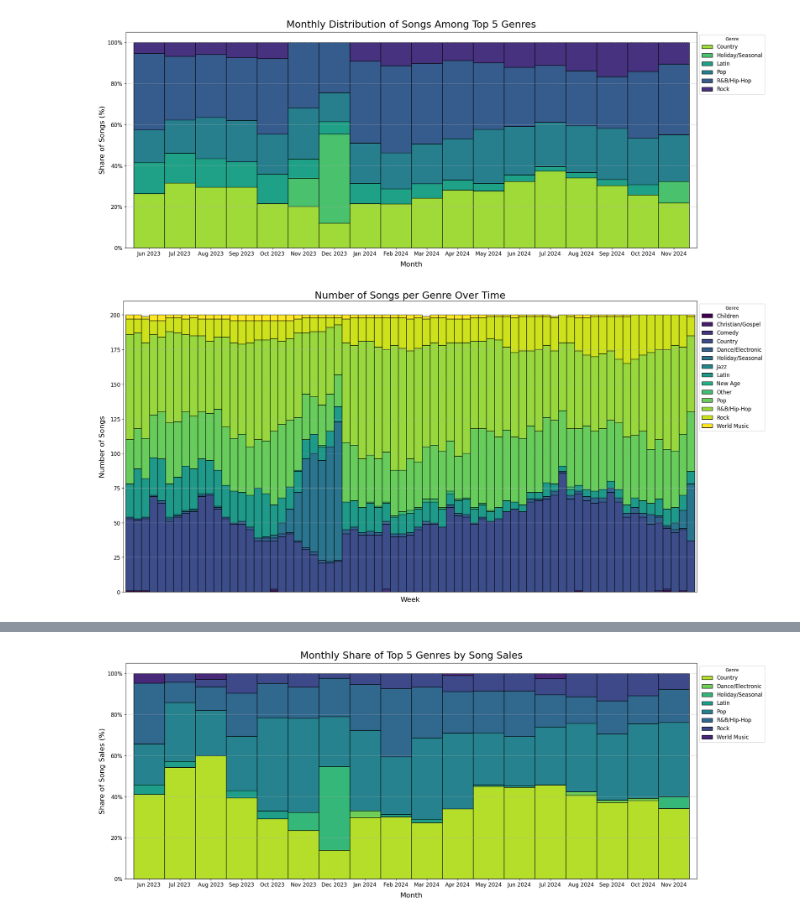
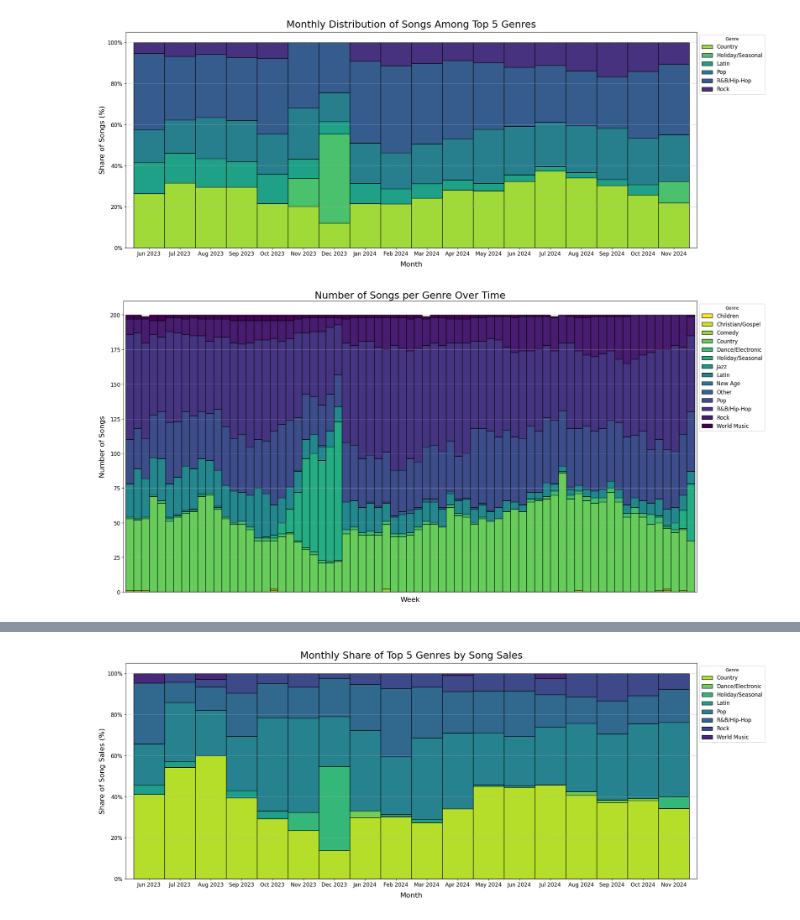
Before and after one commit to FrostNT1/Music-Industry-Insights, a Jupyter notebook: experiments/Beema/shivam_popular-genres-over-time_beema_edit.ipynb, the cells around one changed output, grey strips where cells are left out. Drawn from its saved outputs; the diff is of its cells as text; code cells hidden in the pictures.

Commit message:
edited Shivam graphs more

```diff
--- a/experiments/Beema/shivam_popular-genres-over-time_beema_edit.ipynb
+++ b/experiments/Beema/shivam_popular-genres-over-time_beema_edit.ipynb
@@ -140,23 +140,23 @@ plt.show()
 # %%
 # Pivot the data to get the count of each genre per week
 genre_counts_per_week = top_200_songs.pivot_table(index='week_of', columns='Genre', aggfunc='size', fill_value=0)
 
 # Plotting the stacked bar chart
 fig, ax = plt.subplots(figsize=(21, 10))
-genre_counts_per_week.plot(kind='bar', stacked=True, colormap='viridis', width=1, edgecolor='black', ax=ax)
+genre_counts_per_week.plot(kind='bar', stacked=True, colormap='viridis_r', width=1, edgecolor='black', ax=ax)
 
 # Adding labels and title
 ax.set_xlabel('Week', fontsize=16, labelpad=10)
 ax.set_ylabel('Number of Songs', fontsize=16, labelpad=10)
 ax.set_title('Number of Songs per Genre Over Time', fontsize=22)
 ax.legend(title='Genre', bbox_to_anchor=(1, 1), loc='upper left', fontsize=12)
 ax.set_xticks([])  # Remove x-tick labels
 ax.tick_params(axis='x', length=0)  # Remove x-ticks
 ax.tick_params(axis='y', labelsize=12)
 ax.grid(axis='y', linestyle='--', alpha=0.7)
 plt.tight_layout()
 
 # Show the plot
 plt.show()
 # %% [output]
-[figure, old version]
+[figure, new version]
```
Also changed, not shown: parts of 2 cells of this notebook.
